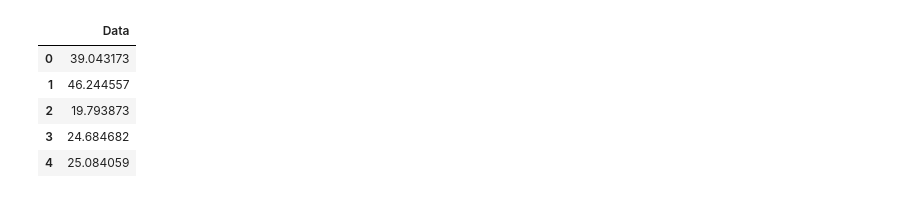
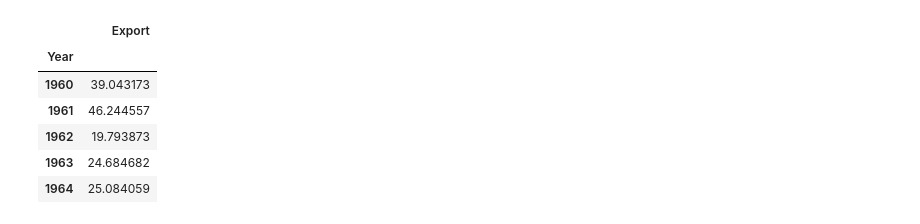
Before and after one commit to damianSte/TimeSeriesAnalysisLabs, a Jupyter notebook: Lab3/Lab3_task1.ipynb, the cells around one changed output. Cells and saved outputs as stored; diff of their text form; code cells hidden in the pictures.

```diff
--- a/Lab3/Lab3_task1.ipynb
+++ b/Lab3/Lab3_task1.ipynb
@@ -2,12 +2,16 @@
 import pandas as pd
 import numpy as np
 # %%
-algeria_df = pd.read_csv("algerian_df.csv")
+algeria_df = pd.read_csv("algerian_df.csv",header =None)
+algeria_df['Year']=pd.RangeIndex(start =1960,stop=(1960+len(algeria_df)))
+index = algeria_df.set_index('Year',inplace=True)
+algeria_df.columns=['Export']
 algeria_df.head()
 # %% [output]
-|  | Data |
-| 0 | 39.043173 |
-| 1 | 46.244557 |
-| 2 | 19.793873 |
-| 3 | 24.684682 |
-| 4 | 25.084059 |
+|  | Export |
+| Year |  |
+| 1960 | 39.043173 |
+| 1961 | 46.244557 |
+| 1962 | 19.793873 |
+| 1963 | 24.684682 |
+| 1964 | 25.084059 |
```
Also changed, not shown: parts of 7 cells of this notebook, 2 other files.
